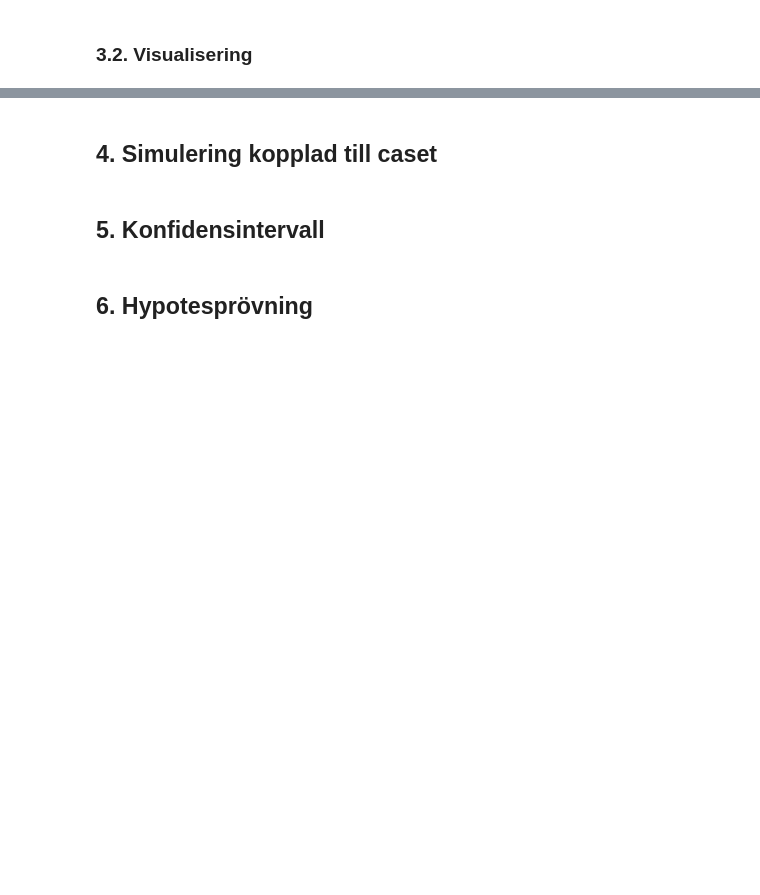
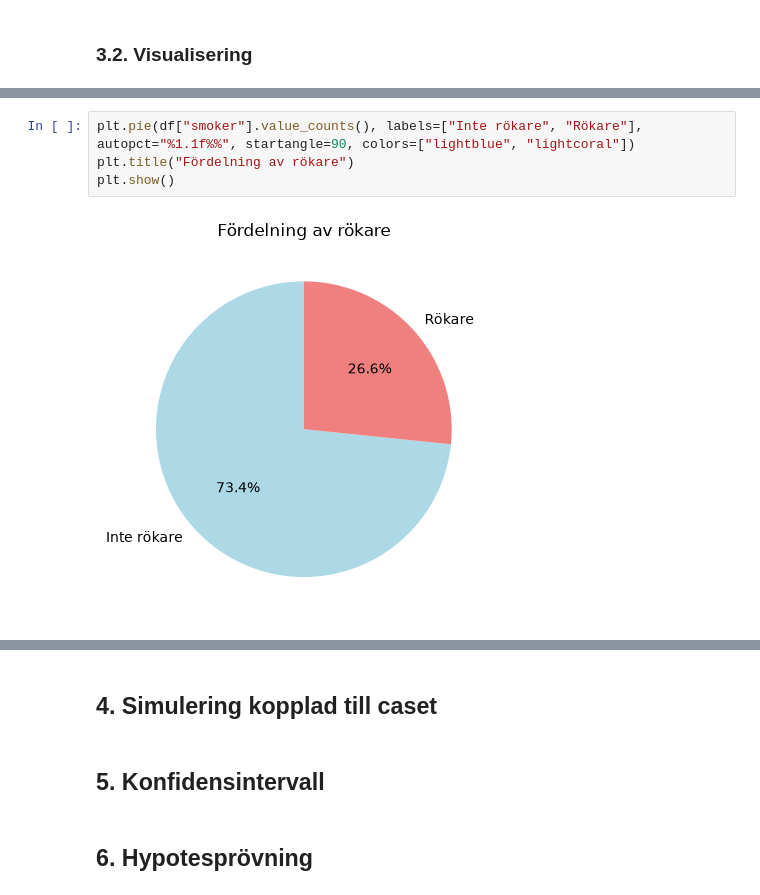
Before and after one commit to Yttak82/health_analysis, a Jupyter notebook: notebooks/analysis.ipynb, the cells around one changed output, grey strips where cells are left out. Saved outputs shown, nothing was run; the diff lists cells and outputs as text; blank space fills up the shorter version.

```diff
--- a/notebooks/analysis.ipynb
+++ b/notebooks/analysis.ipynb
@@ -109,0 +159,6 @@ display(pd.DataFrame(result, index=["Datatyp validering"]))
+# %%
+plt.pie(df["smoker"].value_counts(), labels=["Inte rökare", "Rökare"], autopct="%1.1f%%", startangle=90, colors=["lightblue", "lightcoral"])
+plt.title("Fördelning av rökare")
+plt.show()
+# %% [output]
+[figure, added]
```
Also changed, not shown: parts of 7 cells of this notebook.
